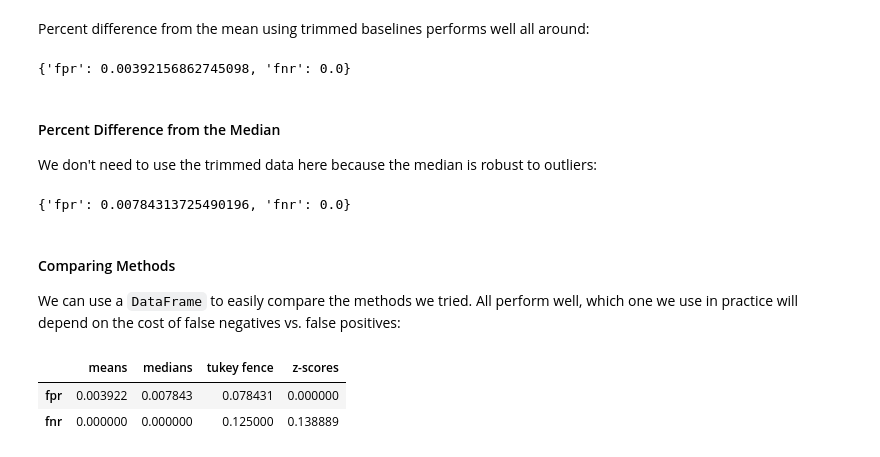
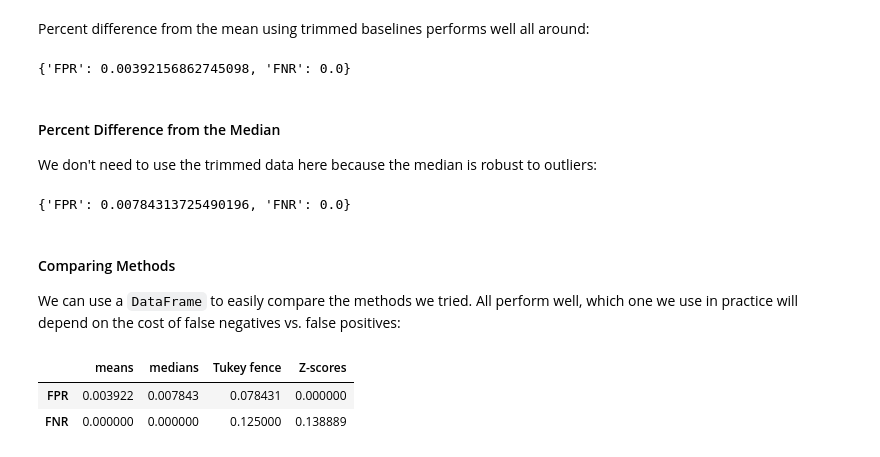
Before and after one commit to stefmolin/Hands-On-Data-Analysis-with-Pandas-2nd-edition, a Jupyter notebook: ch_08/anomaly_detection.ipynb, the cells around one changed output. Saved outputs shown, nothing was run; the diff lists cells and outputs as text; code cells hidden in the pictures.

Commit message:
Update table format.

```diff
--- a/ch_08/anomaly_detection.ipynb
+++ b/ch_08/anomaly_detection.ipynb
@@ -458,7 +468,7 @@ Another strategy is to use the upper bound of the Tukey fence. The multiplier on
 # %%
 def tukey_fence_test(trimmed_data, logs, k, pct=None):
     """
-    See which IP addresses get flagged with a Tukey Fence with
+    See which IP addresses get flagged with a Tukey fence with
     multiplier k and optional percent differences.
 
     Parameters:
@@ -603,15 +613,15 @@ Let's create a function to calculate all of this for us, so we can compare the m
 def classification_stats(tp, fp, tn, fn):
     """Calculate FPR and FNR"""
     return {
-        'fpr': fp / (fp + tn),
-        'fnr': fn / (fn + tp)
+        'FPR': fp / (fp + tn),
+        'FNR': fn / (fn + tp)
     }
 # %% [markdown]
 Percent difference from the mean using trimmed baselines performs well all around:
 # %%
 classification_stats(tp, fp, tn, fn)
 # %% [output]
-{'fpr': 0.00392156862745098, 'fnr': 0.0}
+{'FPR': 0.00392156862745098, 'FNR': 0.0}
 # %% [markdown]
 #### Percent Difference from the Median
 We don't need to use the trimmed data here because the median is robust to outliers:
@@ -624,21 +634,21 @@ pct_from_median_ips = pct_change_threshold(
 tp, fp, tn, fn = scores(pct_from_median_ips)
 classification_stats(tp, fp, tn, fn)
 # %% [output]
-{'fpr': 0.00784313725490196, 'fnr': 0.0}
+{'FPR': 0.00784313725490196, 'FNR': 0.0}
 # %% [markdown]
 #### Comparing Methods
 We can use a `DataFrame` to easily compare the methods we tried. All perform well, which one we use in practice will depend on the cost of false negatives vs. false positives:
 # %%
 pd.DataFrame({
     method : classification_stats(*scores(ips)) \
     for method, ips in {
         'means': pct_from_mean_ips,
         'medians': pct_from_median_ips,
-        'tukey fence': tukey_fence_flags,
-        'z-scores': z_score_ips
+        'Tukey fence': tukey_fence_flags,
+        'Z-scores': z_score_ips
     }.items()
 })
 # %% [output]
-|  | means | medians | tukey fence | z-scores |
-| fpr | 0.003922 | 0.007843 | 0.078431 | 0.000000 |
-| fnr | 0.000000 | 0.000000 | 0.125000 | 0.138889 |
+|  | means | medians | Tukey fence | Z-scores |
+| FPR | 0.003922 | 0.007843 | 0.078431 | 0.000000 |
+| FNR | 0.000000 | 0.000000 | 0.125000 | 0.138889 |
```
Also changed, not shown: parts of 11 cells of this notebook, 1 other file.
